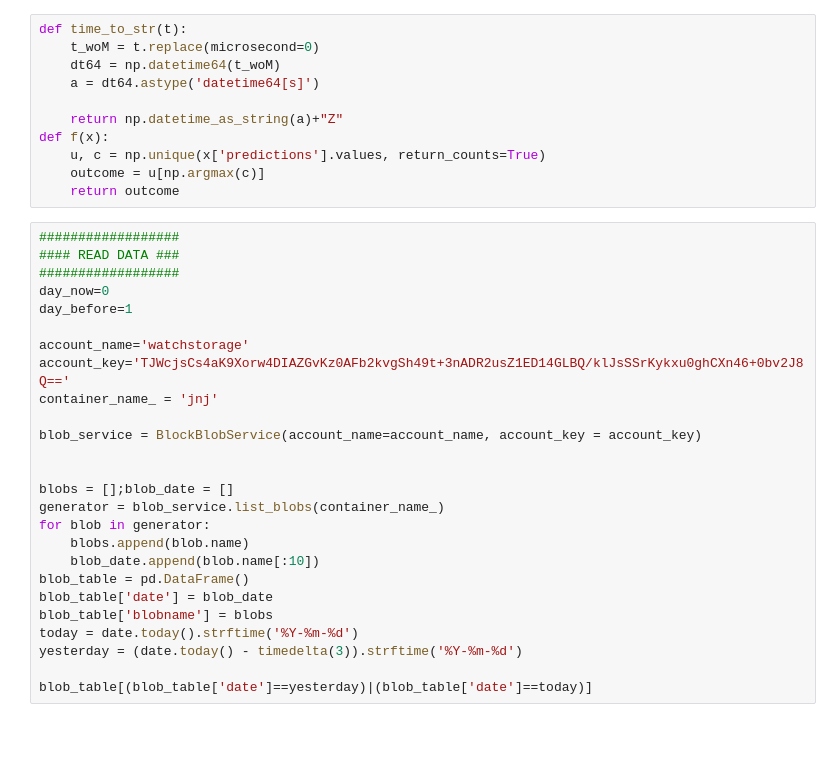
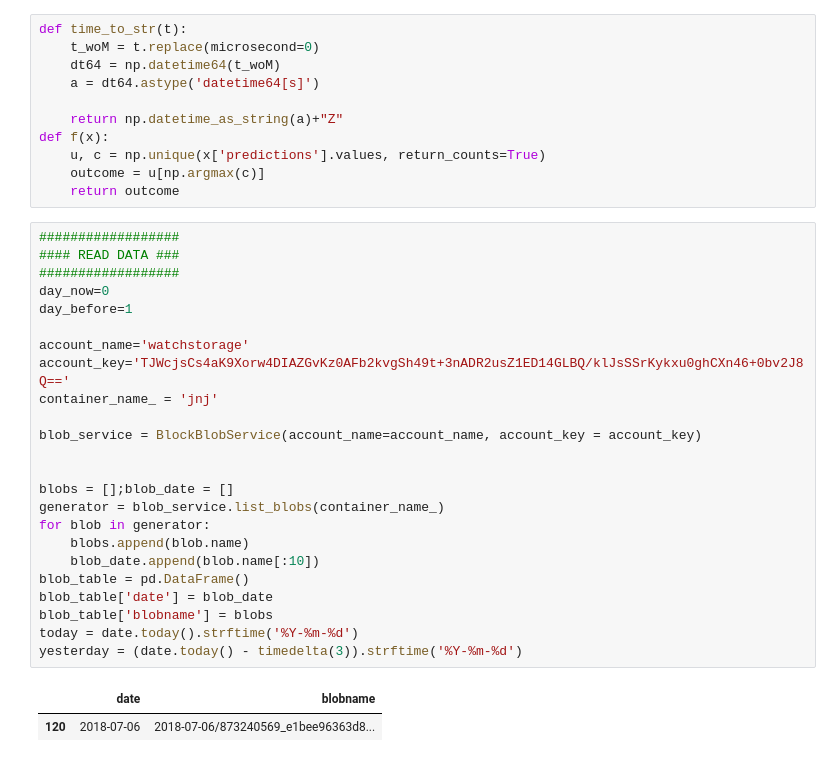
Before and after one commit to ghayth82/activity-recognition-3, a Jupyter notebook: modelbuilding/activity_recognition.ipynb, the cells around one changed output. Cells and saved outputs as stored; diff of their text form; blank space fills up the shorter version.

```diff
--- a/modelbuilding/activity_recognition.ipynb
+++ b/modelbuilding/activity_recognition.ipynb
@@ -66,26 +66,27 @@ def f(x):
 # %%
 ##################
 #### READ DATA ###
 ##################
 day_now=0
 day_before=1
 
 account_name='watchstorage'
 account_key='TJWcjsCs4aK9Xorw4DIAZGvKz0AFb2kvgSh49t+3nADR2usZ1ED14GLBQ/klJsSSrKykxu0ghCXn46+0bv2J8Q=='
 container_name_ = 'jnj'
 
 blob_service = BlockBlobService(account_name=account_name, account_key = account_key)
 
 
 blobs = [];blob_date = []
 generator = blob_service.list_blobs(container_name_)
 for blob in generator:
     blobs.append(blob.name)
     blob_date.append(blob.name[:10])
 blob_table = pd.DataFrame()
 blob_table['date'] = blob_date
 blob_table['blobname'] = blobs
 today = date.today().strftime('%Y-%m-%d')
 yesterday = (date.today() - timedelta(3)).strftime('%Y-%m-%d')
-
-blob_table[(blob_table['date']==yesterday)|(blob_table['date']==today)]
+# %% [output]
+|  | date | blobname |
+| 120 | 2018-07-06 | 2018-07-06/873240569_e1bee96363d8... |
```
Also changed, not shown: parts of 12 cells of this notebook, 5 other files.
